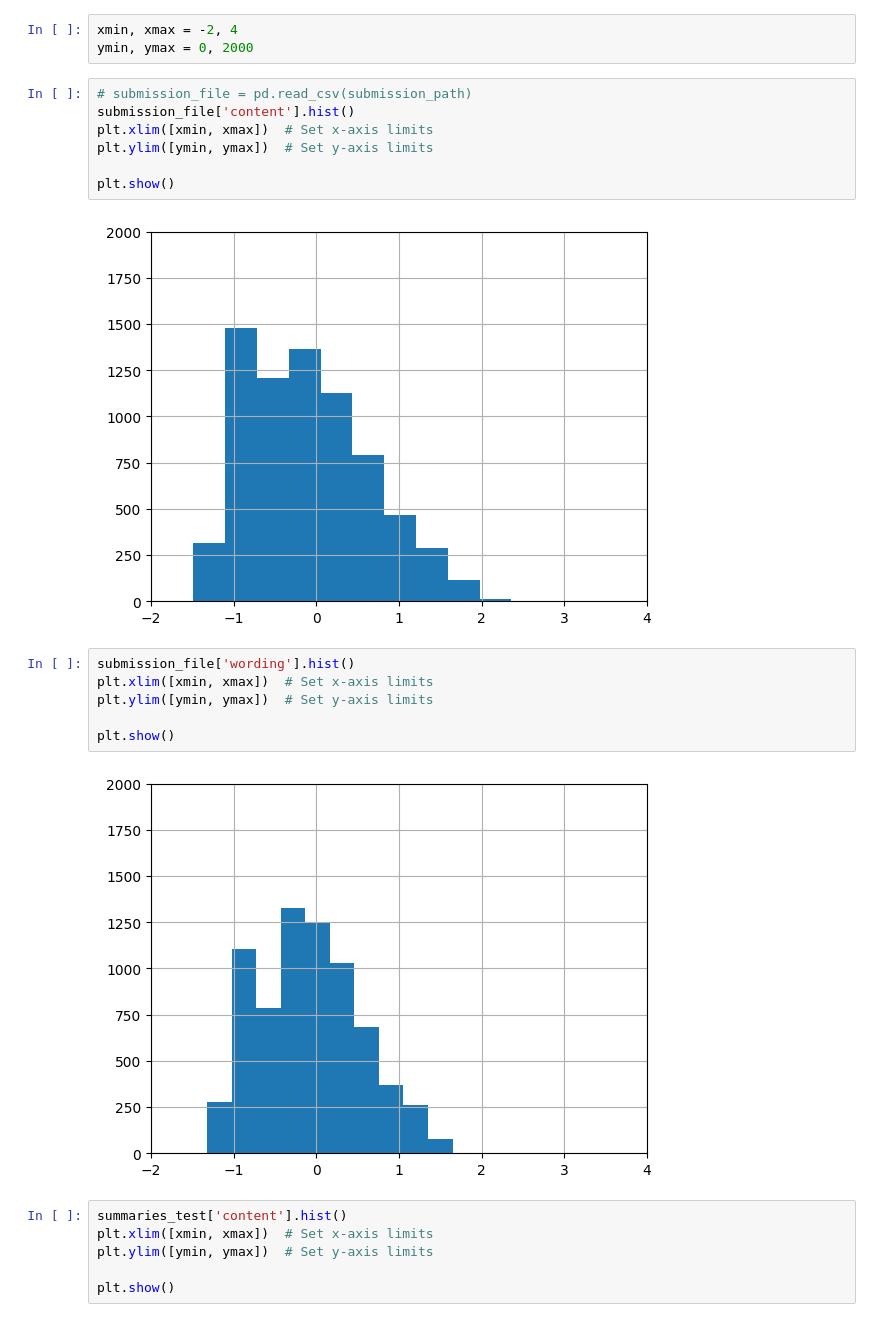
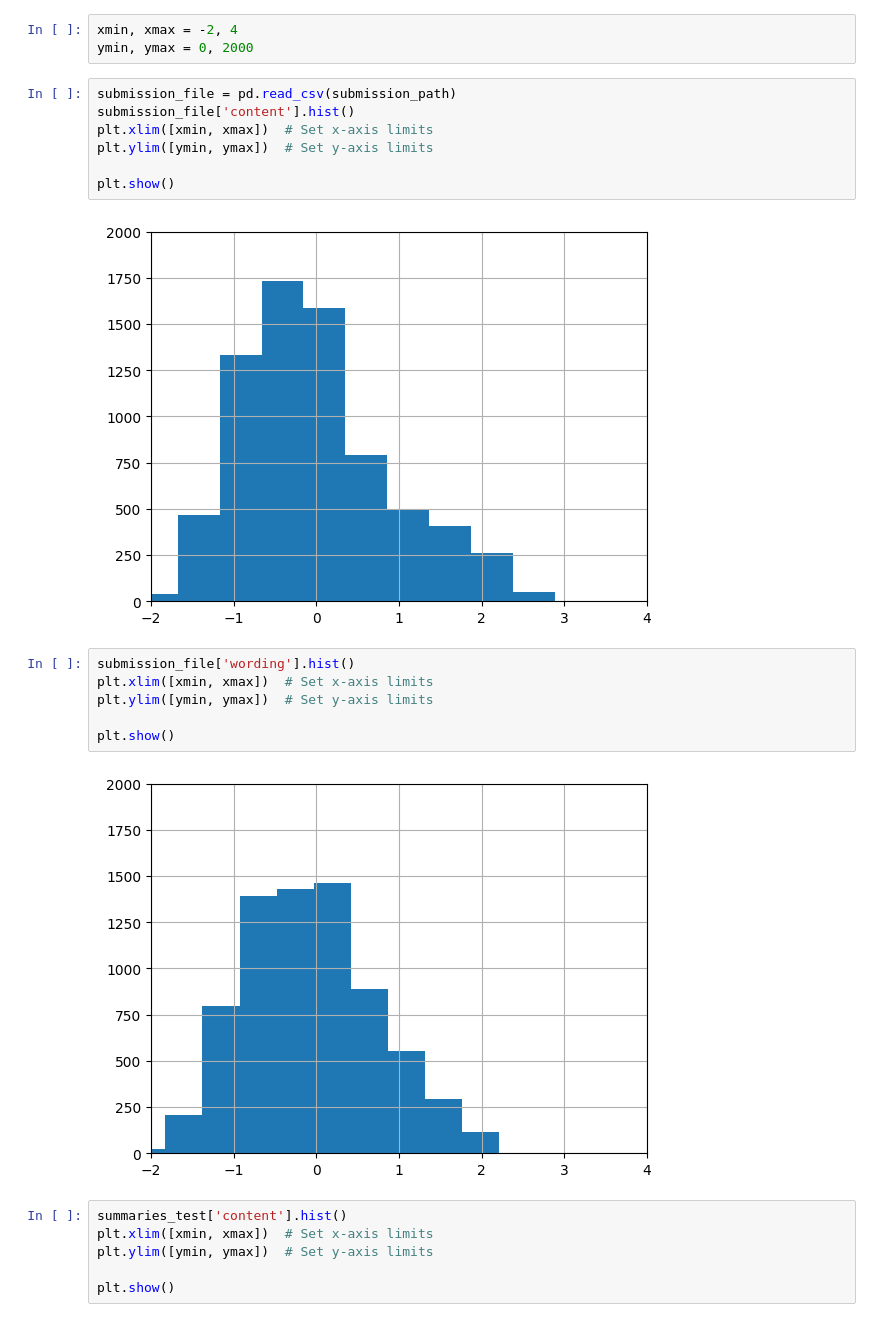
Before and after one commit to thibaud-perrin/commonlit-evaluate-student-summaries, a Jupyter notebook: Inference.ipynb, the cells around one changed output. Saved outputs shown, nothing was run; the diff lists cells and outputs as text.

```diff
--- a/Inference.ipynb
+++ b/Inference.ipynb
@@ -487,14 +513,14 @@ import matplotlib.pyplot as plt
 xmin, xmax = -2, 4
 ymin, ymax = 0, 2000
 # %%
-# submission_file = pd.read_csv(submission_path)
+submission_file = pd.read_csv(submission_path)
 submission_file['content'].hist()
 plt.xlim([xmin, xmax])  # Set x-axis limits
 plt.ylim([ymin, ymax])  # Set y-axis limits
 
 plt.show()
 # %% [output]
-[figure, old version]
+[figure, new version]
 # %%
 submission_file['wording'].hist()
 plt.xlim([xmin, xmax])  # Set x-axis limits
@@ -502,7 +528,7 @@ plt.ylim([ymin, ymax])  # Set y-axis limits
 
 plt.show()
 # %% [output]
-[figure, old version]
+[figure, new version]
 # %%
 summaries_test['content'].hist()
 plt.xlim([xmin, xmax])  # Set x-axis limits
```
Also changed, not shown: parts of 10 cells of this notebook, 10 other files.
